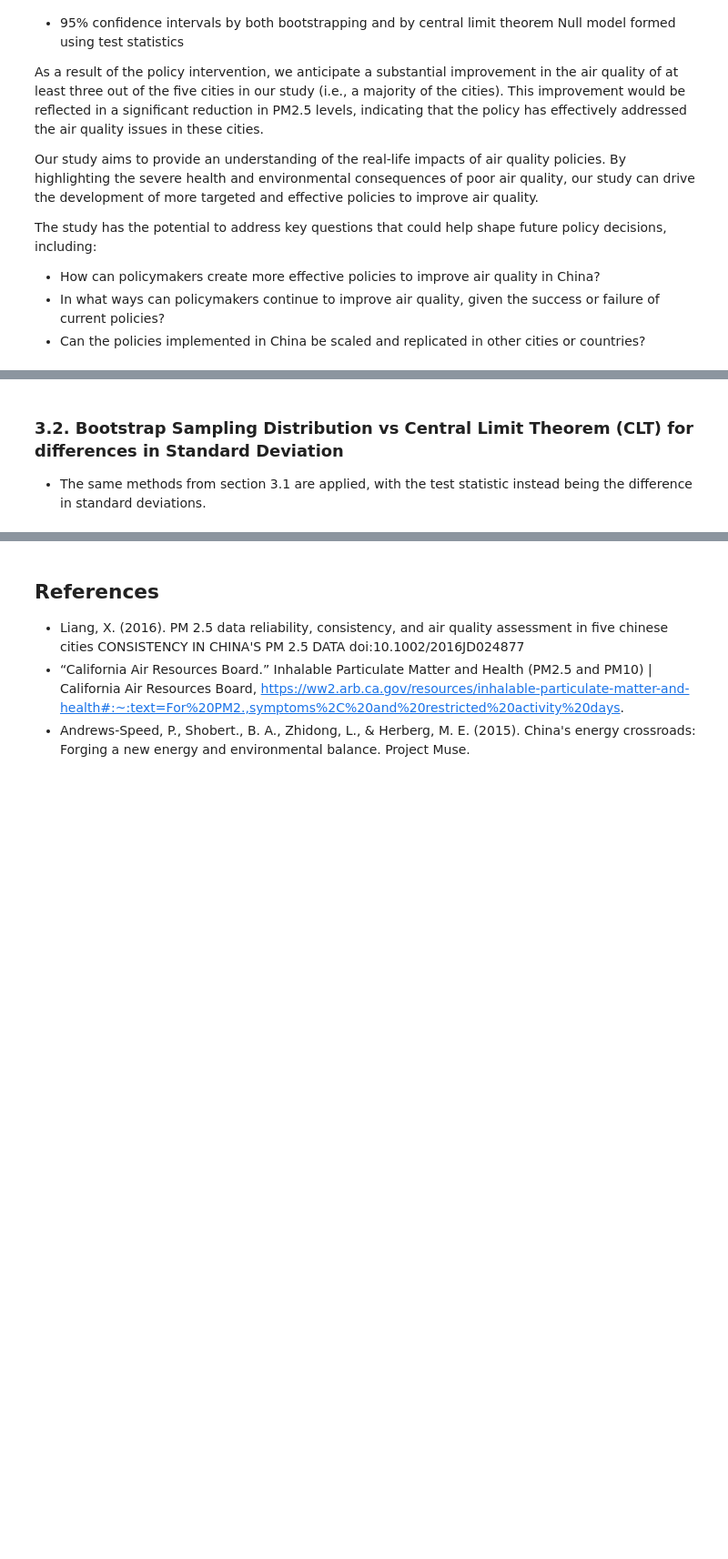
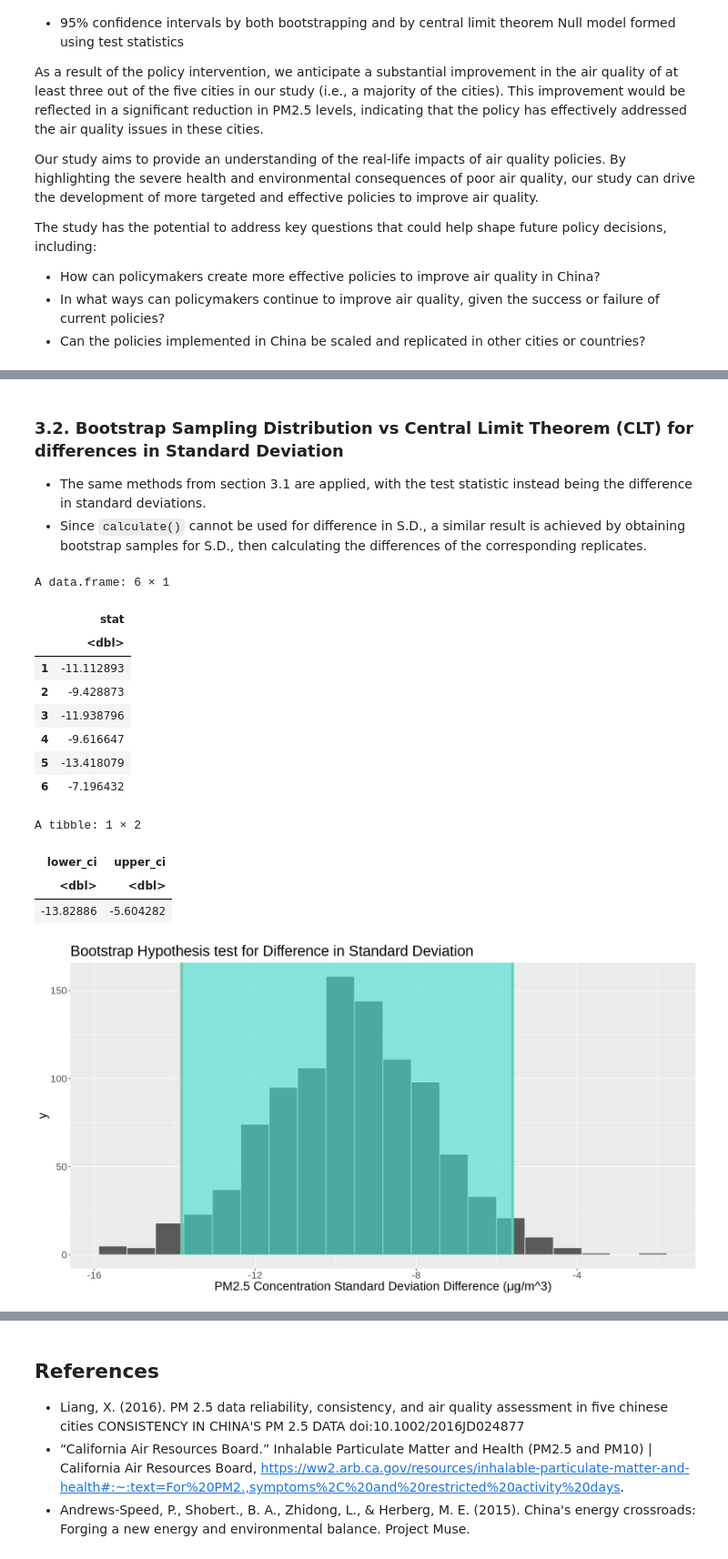
Before and after one commit to Nick-2003/STAT-201-Group-46-Project, a Jupyter notebook: STAT_201_Group_46_Final_Project.ipynb, the cells around one changed output, grey strips where cells are left out. Shown at 91% size. Saved outputs shown, nothing was run; the diff lists cells and outputs as text; code cells hidden in the pictures; blank space fills up the shorter version.

```diff
--- a/STAT_201_Group_46_Final_Project.ipynb
+++ b/STAT_201_Group_46_Final_Project.ipynb
@@ -390,3 +404,60 @@ A infer: 6 × 2
 # %% [markdown]
 ### 3.2. Bootstrap Sampling Distribution vs Central Limit Theorem (CLT) for differences in Standard Deviation
 - The same methods from section 3.1 are applied, with the test statistic instead being the difference in standard deviations.
+- Since `calculate()` cannot be used for difference in S.D., a similar result is achieved by obtaining bootstrap samples for S.D., then calculating the differences of the corresponding replicates.
+# %%
+# Set seed for consistent results
+set.seed(46201)
+# Bootstrap samples for standard deviations
+BJ_boot_diff_in_sd_2013 <- total_PM2.5_AV %>%
+    filter(location == "Beijing", year == 2013) %>%
+    select(PM_2.5_AV, year) %>%
+    specify(response = PM_2.5_AV) %>%
+    generate(reps = 1000, type = "bootstrap") %>%
+    calculate(stat = "sd")
+# head(BJ_boot_diff_in_sd_2013)
+
+BJ_boot_diff_in_sd_2015 <- total_PM2.5_AV %>%
+    filter(location == "Beijing", year == 2015) %>%
+    select(PM_2.5_AV, year) %>%
+    specify(response = PM_2.5_AV) %>%
+    generate(reps = 1000, type = "bootstrap") %>%
+    calculate(stat = "sd")
+# head(BJ_boot_diff_in_sd_2015)
+
+BJ_boot_diff_in_sd <- merge(BJ_boot_diff_in_sd_2013, BJ_boot_diff_in_sd_2015, by = "replicate") %>%
+    mutate(stat = stat.x - stat.y) %>%
+    select(stat)
+head(BJ_boot_diff_in_sd)
+
+BJ_boot_diff_in_sd_ci <- BJ_boot_diff_in_sd %>%
+    get_confidence_interval(level = 0.95, type = "percentile")
+BJ_boot_diff_in_sd_ci
+
+options(repr.plot.width = 15, repr.plot.height = 8)
+BJ_boot_diff_in_sd_plot <-
+    BJ_boot_diff_in_sd %>%
+    ggplot() +
+    geom_histogram(aes(stat), bins = 20, color="white") +
+    # shade_p_value(obs_stat = BJ_obs_diff_in_means, direction = "greater") +
+    ggtitle("Bootstrap Hypothesis test for Difference in Standard Deviation") +
+    xlab("PM2.5 Concentration Standard Deviation Difference (μg/m^3)") +
+    # geom_line(data = BJ_clt_samp_dist, aes(x, density), lwd = 2, color = "red") +
+    shade_confidence_interval(endpoints = BJ_boot_diff_in_sd_ci) +
+    theme(text = element_text(size=20))
+BJ_boot_diff_in_sd_plot
+# %% [output]
+A data.frame: 6 × 1
+|  | stat |
+|  | <dbl> |
+| 1 | -11.112893 |
+| 2 | -9.428873 |
+| 3 | -11.938796 |
+| 4 | -9.616647 |
+| 5 | -13.418079 |
+| 6 | -7.196432 |
+A tibble: 1 × 2
+| lower_ci | upper_ci |
+| <dbl> | <dbl> |
+| -13.82886 | -5.604282 |
+[figure, added]
```
Also changed, not shown: parts of 13 cells of this notebook.
